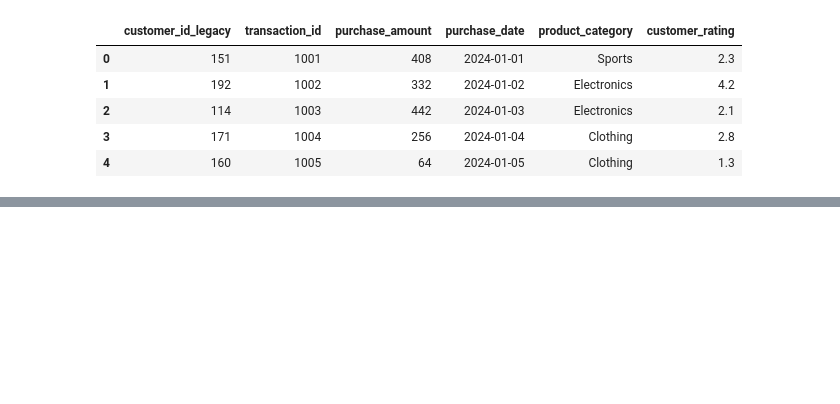
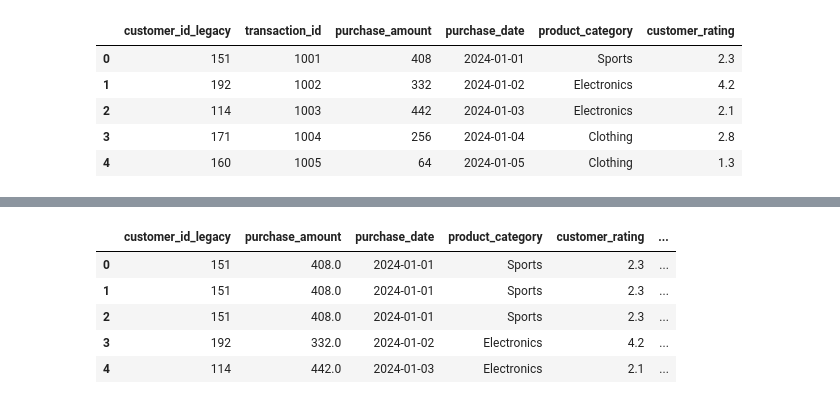
Before and after one commit to i-ganza007/Multimodal-Data-Preprocessing, a Jupyter notebook: Product_Model.ipynb, the cells around one changed output, grey strips where cells are left out. Saved outputs shown, nothing was run; the diff lists cells and outputs as text; code cells hidden in the pictures; blank space fills up the shorter version.

```diff
--- a/Product_Model.ipynb
+++ b/Product_Model.ipynb
@@ -59,0 +67,28 @@ final_set.head()
+# %%
+# Removing duplicates
+df = df.drop_duplicates()
+# Extract date features
+df['purchase_month'] = df['purchase_date'].dt.month
+df['purchase_day'] = df['purchase_date'].dt.day
+df['purchase_weekday'] = df['purchase_date'].dt.weekday
+
+df = df.astype({
+    'purchase_amount': float,
+    'customer_rating': float,
+    'engagement_score': float,
+    'purchase_interest_score': float,
+    'purchase_month': float,
+    'purchase_day': float,
+    'purchase_weekday': float
+})
+df['product_category'] = df['product_category'].astype('category')
+df['social_media_platform'] = df['social_media_platform'].astype('category')
+df['review_sentiment'] = df['review_sentiment'].map({'Positive': 1, 'Neutral': 0, 'Negative': -1}).astype(int)
+df.head()
+# %% [output]
+|  | customer_id_legacy | purchase_amount | purchase_date | product_category | customer_rating | ... |
+| 0 | 151 | 408.0 | 2024-01-01 | Sports | 2.3 | ... |
+| 1 | 151 | 408.0 | 2024-01-01 | Sports | 2.3 | ... |
+| 2 | 151 | 408.0 | 2024-01-01 | Sports | 2.3 | ... |
+| 3 | 192 | 332.0 | 2024-01-02 | Electronics | 4.2 | ... |
+| 4 | 114 | 442.0 | 2024-01-03 | Electronics | 2.1 | ... |
```
Also changed, not shown: parts of 20 cells of this notebook.
